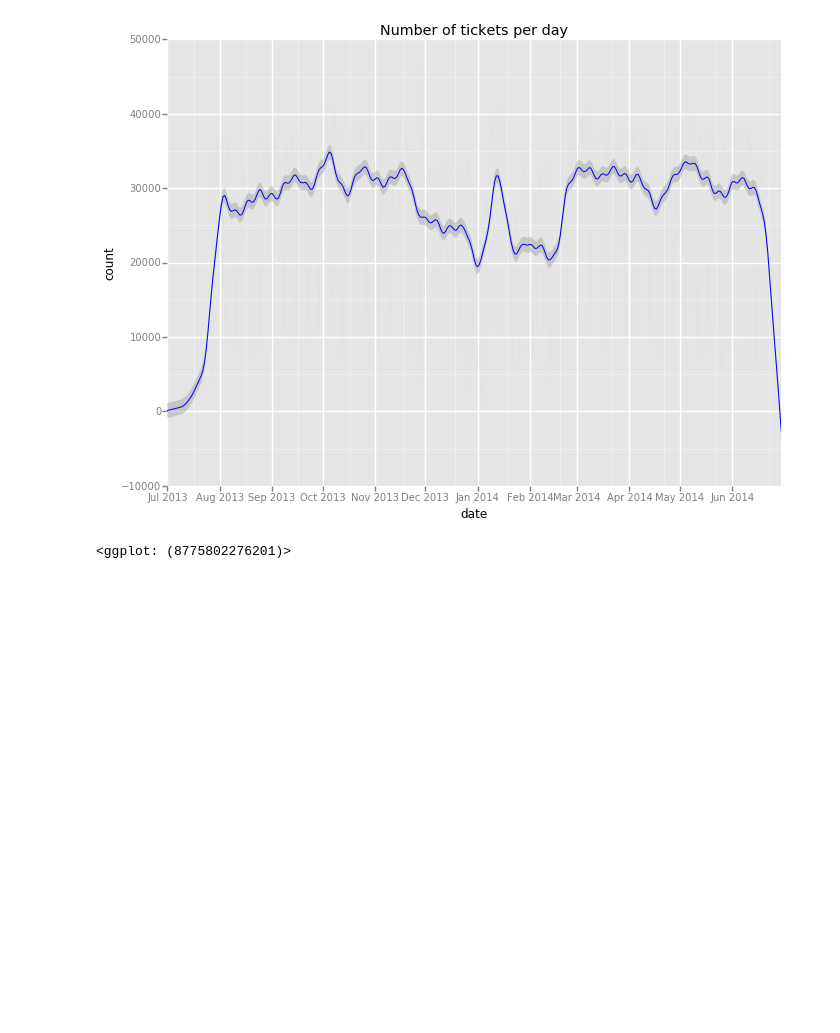
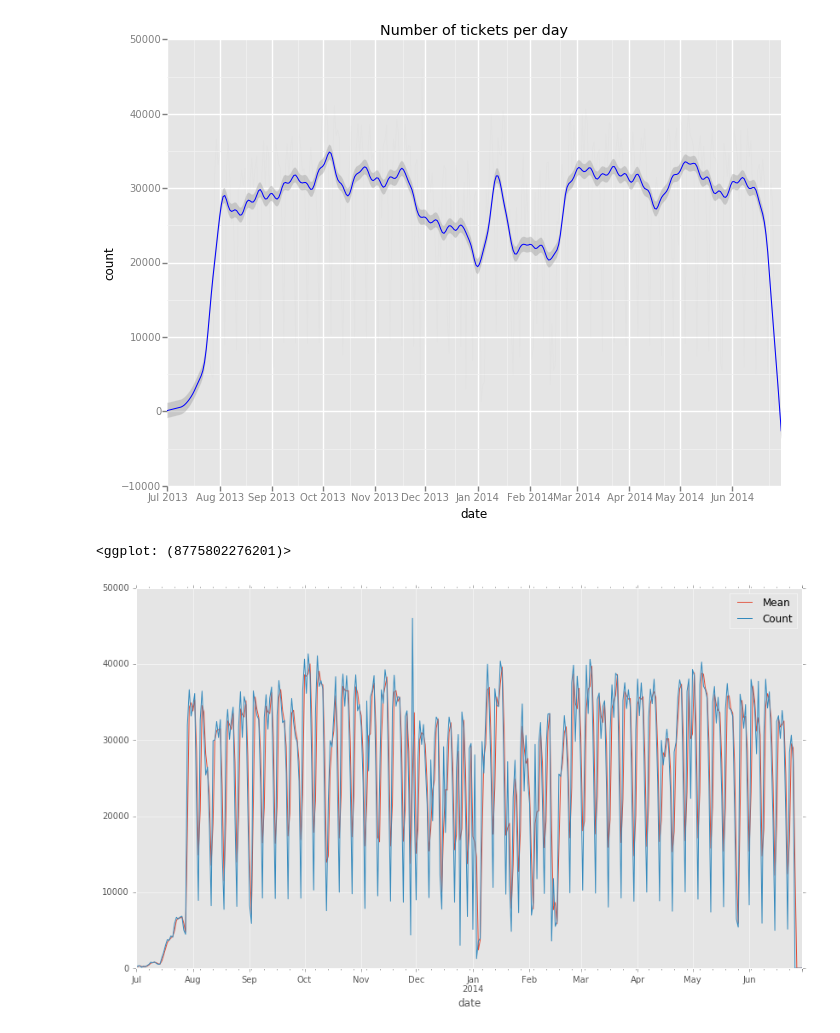
Before and after one commit to mmoyses/ds504_project3, a Jupyter notebook: exploring.ipynb, the cells around one changed output. Drawn from its saved outputs; the diff is of its cells as text; code cells hidden in the pictures; blank space fills up the shorter version.

Commit message:
visualization of time series

```diff
--- a/exploring.ipynb
+++ b/exploring.ipynb
@@ -897,3 +897,13 @@ ggplot(aes(x='date', y='count'), data=days) + geom_line(alpha=0.01) + stat_smoot
 # %% [output]
 [figure]
 <ggplot: (8775802276201)>
+# %%
+days = days.set_index(['date'])
+mean = pd.rolling_mean(days['count'], 2)
+plt.figure(figsize=(14,8))
+mean.plot(label='Mean')
+days['count'].plot(label='Count')
+plt.legend()
+plt.show()
+# %% [output]
+[figure, added]
```
